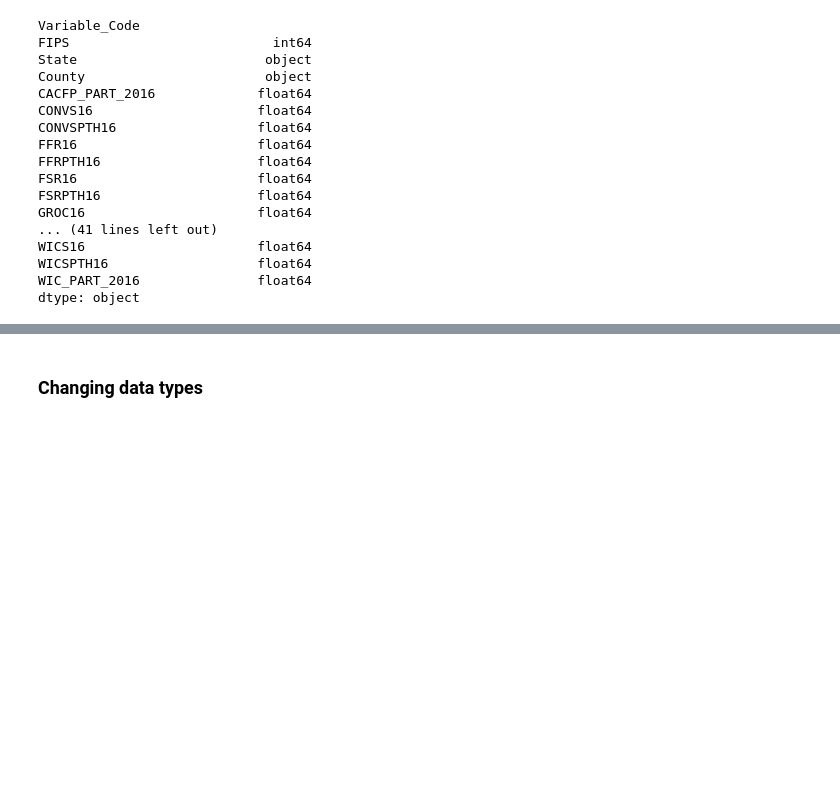
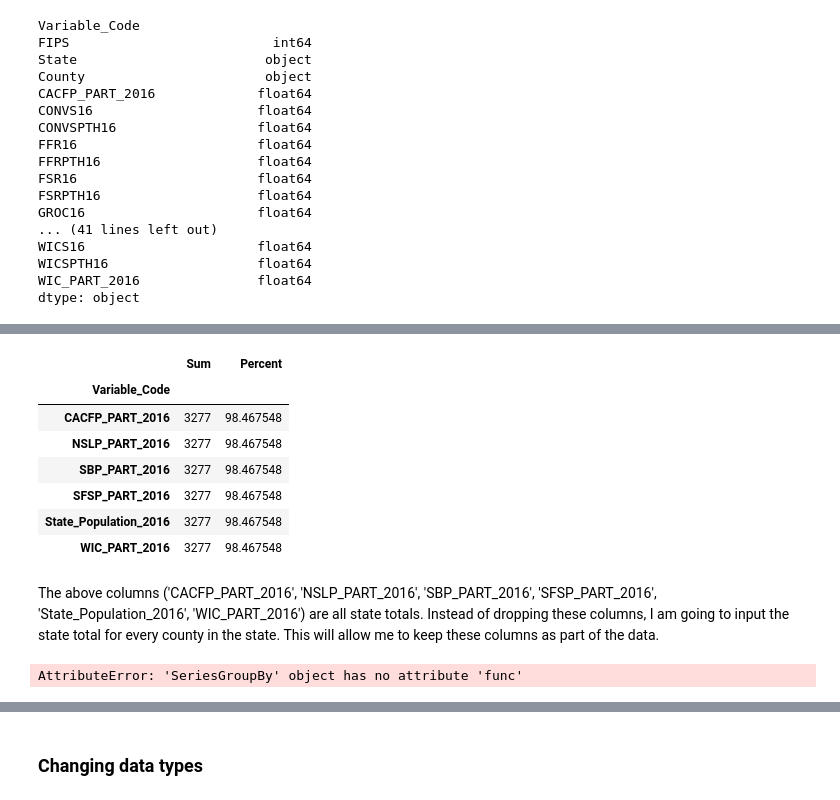
Before and after one commit to gabbycjames/DataScience_Capstone, a Jupyter notebook: DataWrangling2.ipynb, the cells around one changed output, grey strips where cells are left out. Saved outputs shown, nothing was run; the diff lists cells and outputs as text; code cells hidden in the pictures; blank space fills up the shorter version.

```diff
--- a/DataWrangling2.ipynb
+++ b/DataWrangling2.ipynb
@@ -276,0 +317,30 @@ dtype: object
+# %%
+missing_sum = pivot_df.isnull().sum()
+missing_percent = 100 * pivot_df.isnull().mean()
+missing = pd.concat([missing_sum, missing_percent], axis=1)
+missing = missing.sort_values([0, 1], ascending=False)
+
+missing = missing.rename(columns = {1:'Percent'})
+missing = missing.rename(columns = {0:'Sum'})
+
+missing[missing.Percent > 50]
+# %% [output]
+|  | Sum | Percent |
+| Variable_Code |  |  |
+| CACFP_PART_2016 | 3277 | 98.467548 |
+| NSLP_PART_2016 | 3277 | 98.467548 |
+| SBP_PART_2016 | 3277 | 98.467548 |
+| SFSP_PART_2016 | 3277 | 98.467548 |
+| State_Population_2016 | 3277 | 98.467548 |
+| WIC_PART_2016 | 3277 | 98.467548 |
+# %% [markdown]
+The above columns ('CACFP_PART_2016', 'NSLP_PART_2016', 'SBP_PART_2016', 'SFSP_PART_2016', 'State_Population_2016', 'WIC_PART_2016') are all state totals. Instead of dropping these columns, I am going to input the state total for every county in the state. This will allow me to keep these columns as part of the data.
+# %%
+def fill_missing(df, col, func):
+    state_total = df.groupby("State")[col].func.to_dict()
+    df[col] = df[col].fillna(df["State"].map(state_total))
+    return df[col]
+
+fill_missing(pivot_df, 'CACFP_PART_2016', sum)
+# %% [output]
+AttributeError: 'SeriesGroupBy' object has no attribute 'func'
```
Also changed, not shown: parts of 16 cells of this notebook.
